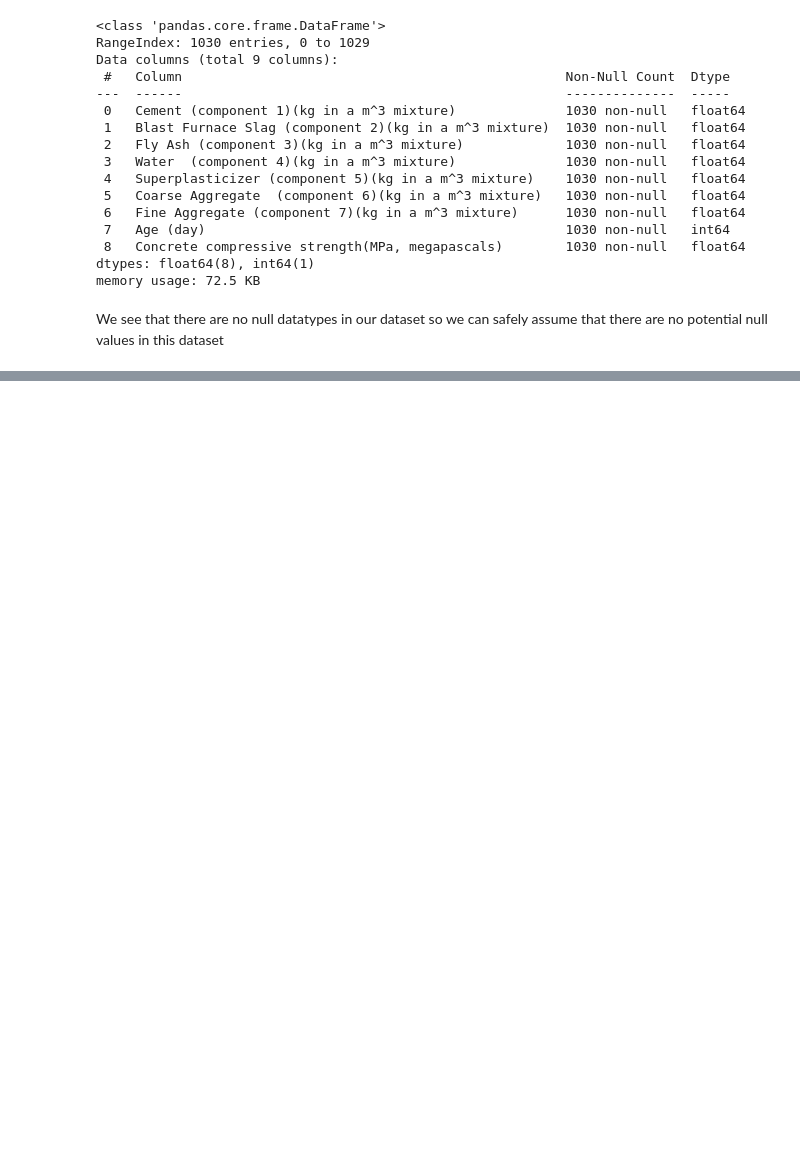
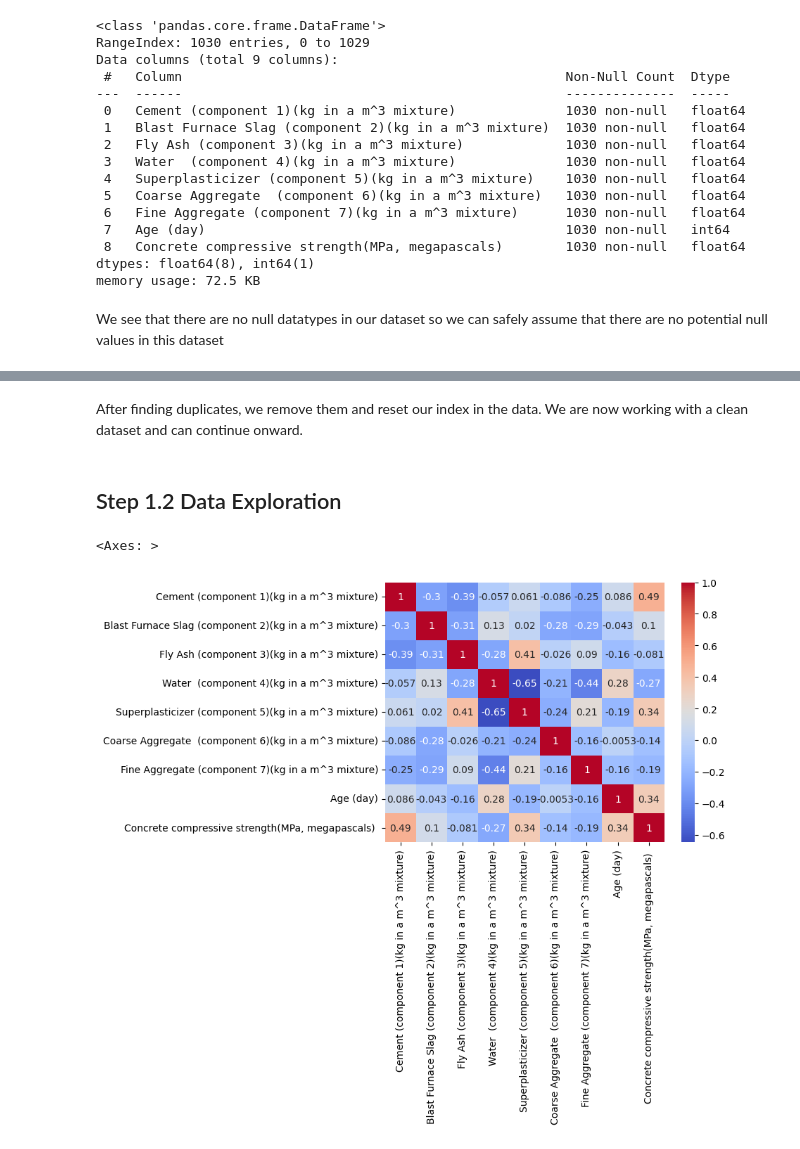
Before and after one commit to DantonCoote/My_RRC_HUB, a Jupyter notebook: Assign_1_DeepLearning.ipynb, the cells around one changed output, grey strips where cells are left out. Cells and saved outputs as stored; diff of their text form; code cells hidden in the pictures; blank space fills up the shorter version.

Commit message:
Finished Step one fully. Stuck on an issue with removing dataset labels.

```diff
--- a/Assign_1_DeepLearning.ipynb
+++ b/Assign_1_DeepLearning.ipynb
@@ -58,0 +45,2 @@ There are duplicates in our data, we will have to remove them to clean our datas
+# %%
+data = data.drop_duplicates()
@@ -58,0 +63,10 @@ There are duplicates in our data, we will have to remove them to clean our datas
+# %% [markdown]
+After finding duplicates, we remove them and reset our index in the data. We are now working with a clean dataset and can continue onward.
+# %% [markdown]
+## Step 1.2 Data Exploration
+# %%
+corr_max = data.corr()
+sb.heatmap(corr_max, cmap="coolwarm", annot=True)
+# %% [output]
+<Axes: >
+[figure, added]
```
Also changed, not shown: parts of 11 cells of this notebook.
